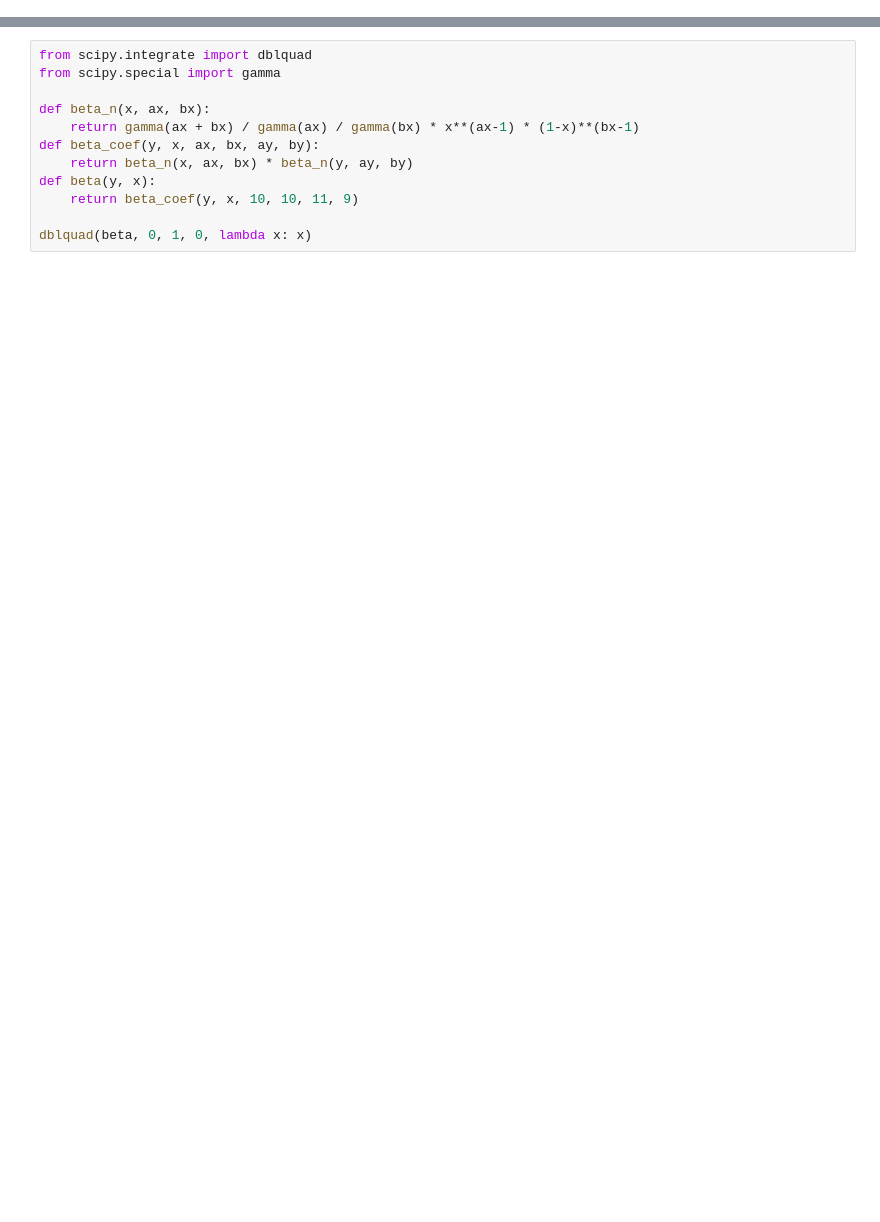
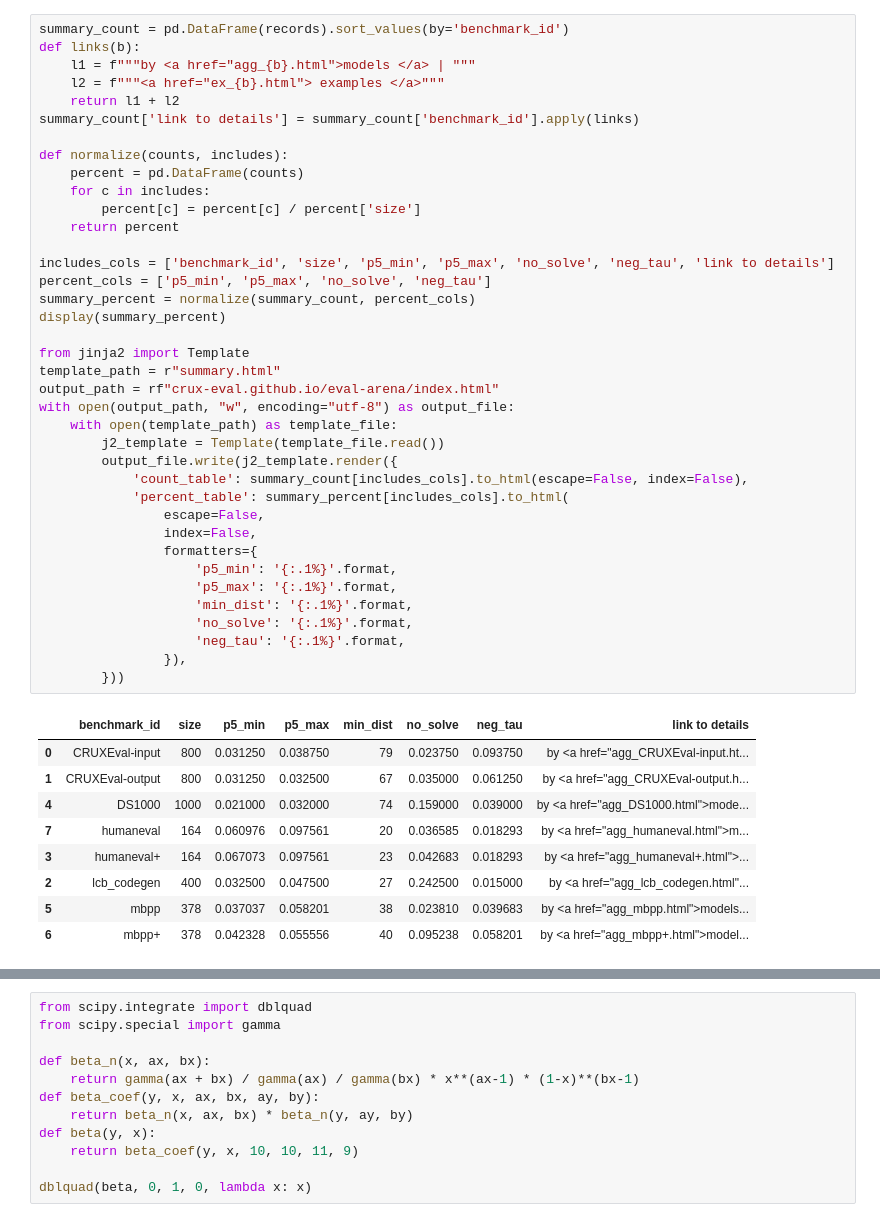
Before and after one commit to crux-eval/eval-arena, a Jupyter notebook: test.ipynb, the cells around one changed output, grey strips where cells are left out. Saved outputs shown, nothing was run; the diff lists cells and outputs as text; blank space fills up the shorter version.

Commit message:
add summary page

```diff
--- a/test.ipynb
+++ b/test.ipynb
@@ -22 +134,49 @@ eval_results = pd.DataFrame(records)
+# %%
+summary_count = pd.DataFrame(records).sort_values(by='benchmark_id')
+def links(b):
+    l1 = f"""by <a href="agg_{b}.html">models </a> | """
+    l2 = f"""<a href="ex_{b}.html"> examples </a>"""
+    return l1 + l2
+summary_count['link to details'] = summary_count['benchmark_id'].apply(links)
+
+def normalize(counts, includes):
+    percent = pd.DataFrame(counts)
+    for c in includes:
+        percent[c] = percent[c] / percent['size']
+    return percent
+
+includes_cols = ['benchmark_id', 'size', 'p5_min', 'p5_max', 'no_solve', 'neg_tau', 'link to details']
+percent_cols = ['p5_min', 'p5_max', 'no_solve', 'neg_tau']
+summary_percent = normalize(summary_count, percent_cols)
+display(summary_percent)
+
+from jinja2 import Template
+template_path = r"summary.html"
+output_path = rf"crux-eval.github.io/eval-arena/index.html"
+with open(output_path, "w", encoding="utf-8") as output_file:
+    with open(template_path) as template_file:
+        j2_template = Template(template_file.read())
+        output_file.write(j2_template.render({
+            'count_table': summary_count[includes_cols].to_html(escape=False, index=False),
+            'percent_table': summary_percent[includes_cols].to_html(
+                escape=False,
+                index=False,
+                formatters={
+                    'p5_min': '{:.1%}'.format,
+                    'p5_max': '{:.1%}'.format,
+                    'min_dist': '{:.1%}'.format,
+                    'no_solve': '{:.1%}'.format,
+                    'neg_tau': '{:.1%}'.format,
+                }),
+        }))
+# %% [output]
+|  | benchmark_id | size | p5_min | p5_max | min_dist | no_solve | neg_tau | link to details |
+| 0 | CRUXEval-input | 800 | 0.031250 | 0.038750 | 79 | 0.023750 | 0.093750 | by <a href="agg_CRUXEval-input.ht... |
+| 1 | CRUXEval-output | 800 | 0.031250 | 0.032500 | 67 | 0.035000 | 0.061250 | by <a href="agg_CRUXEval-output.h... |
+| 4 | DS1000 | 1000 | 0.021000 | 0.032000 | 74 | 0.159000 | 0.039000 | by <a href="agg_DS1000.html">mode... |
+| 7 | humaneval | 164 | 0.060976 | 0.097561 | 20 | 0.036585 | 0.018293 | by <a href="agg_humaneval.html">m... |
+| 3 | humaneval+ | 164 | 0.067073 | 0.097561 | 23 | 0.042683 | 0.018293 | by <a href="agg_humaneval+.html">... |
+| 2 | lcb_codegen | 400 | 0.032500 | 0.047500 | 27 | 0.242500 | 0.015000 | by <a href="agg_lcb_codegen.html"... |
+| 5 | mbpp | 378 | 0.037037 | 0.058201 | 38 | 0.023810 | 0.039683 | by <a href="agg_mbpp.html">models... |
+| 6 | mbpp+ | 378 | 0.042328 | 0.055556 | 40 | 0.095238 | 0.058201 | by <a href="agg_mbpp+.html">model... |
 # %%
```
Also changed, not shown: parts of 8 cells of this notebook, 7 other files.
